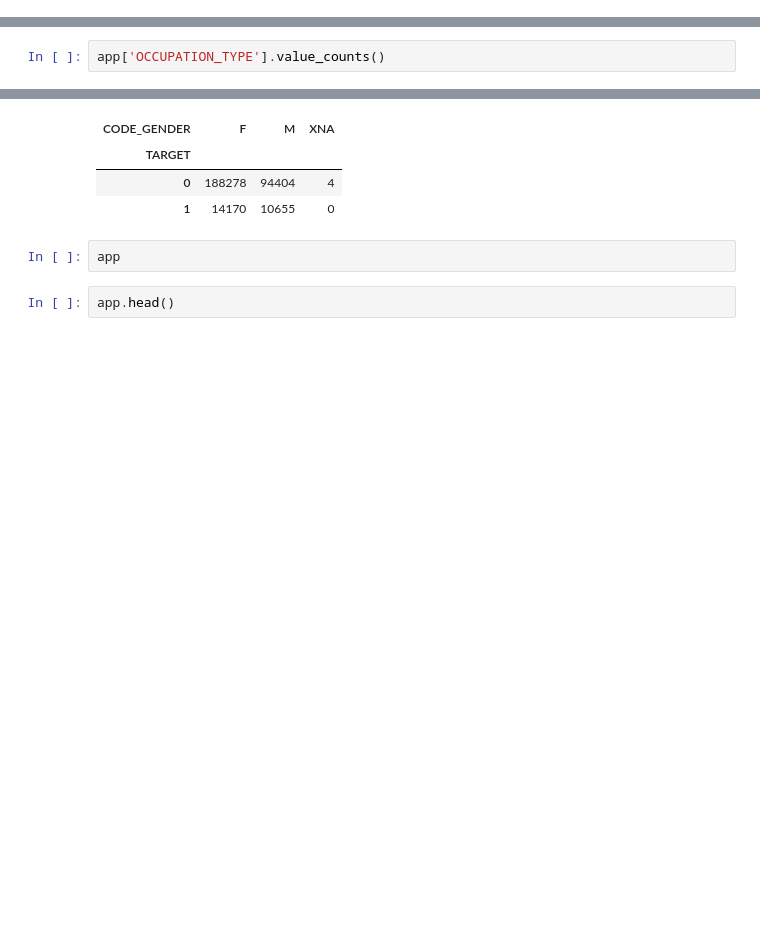
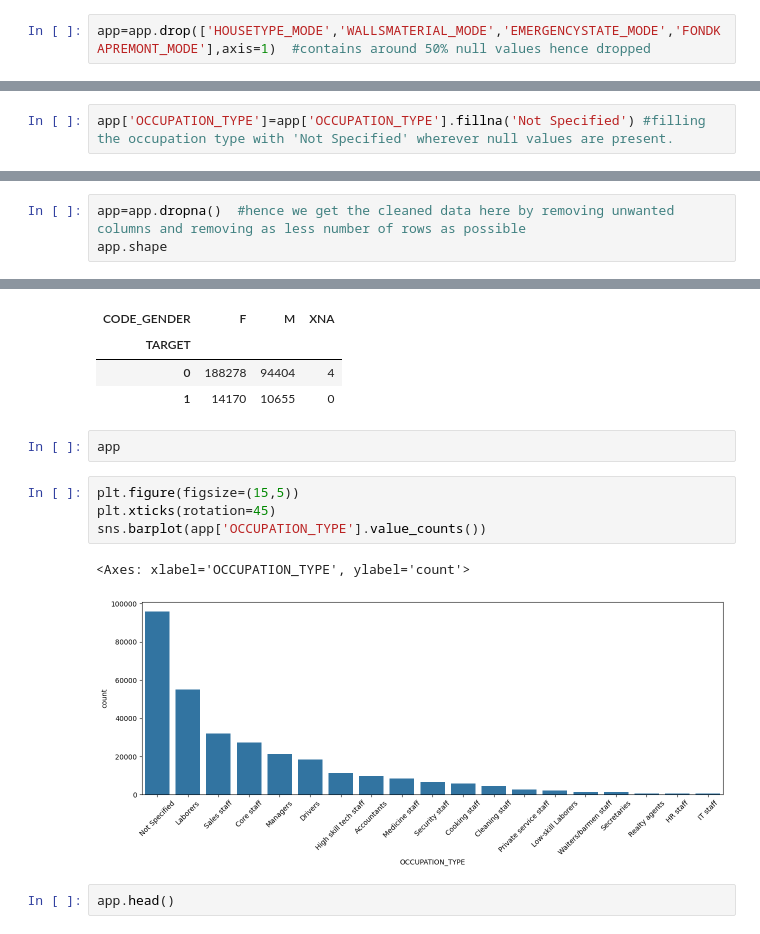
Before and after one commit to AayushParab44/240840325001_EDA_Statistics_Exam, a Jupyter notebook: 240840325001_EDA_Exam.ipynb, the cells around one changed output, grey strips where cells are left out. Drawn from its saved outputs; the diff is of its cells as text; blank space fills up the shorter version.

```diff
--- a/240840325001_EDA_Exam.ipynb
+++ b/240840325001_EDA_Exam.ipynb
@@ -754,3 +780,5 @@ app.shape
+# %%
+app=app.drop(['HOUSETYPE_MODE','WALLSMATERIAL_MODE','EMERGENCYSTATE_MODE','FONDKAPREMONT_MODE'],axis=1)  #contains around 50% null values hence dropped
 # %%
 (app.isna().sum()/307511)*100
 # %% [output]
@@ -772,4 +800,4 @@ AMT_REQ_CREDIT_BUREAU_QRT       0.000000
 AMT_REQ_CREDIT_BUREAU_YEAR      0.000000
 dtype: float64
 # %%
-app['OCCUPATION_TYPE'].value_counts()
+app['OCCUPATION_TYPE']=app['OCCUPATION_TYPE'].fillna('Not Specified') #filling the occupation type with 'Not Specified' wherever null values are present.
@@ -796,0 +824,3 @@ Name: count, dtype: int64
+# %%
+app=app.dropna()  #hence we get the cleaned data here by removing unwanted columns and removing as less number of rows as possible
+app.shape
@@ -823,6 +875,13 @@ pd.crosstab(app.TARGET,app.CODE_GENDER)
 | 1 | 14170 | 10655 | 0 |
 # %%
 app
+# %%
+plt.figure(figsize=(15,5))
+plt.xticks(rotation=45)
+sns.barplot(app['OCCUPATION_TYPE'].value_counts())
+# %% [output]
+<Axes: xlabel='OCCUPATION_TYPE', ylabel='count'>
+[figure, added]
 # %%
 app.head()
 # %% [output]
```
Also changed, not shown: parts of 36 cells of this notebook.
